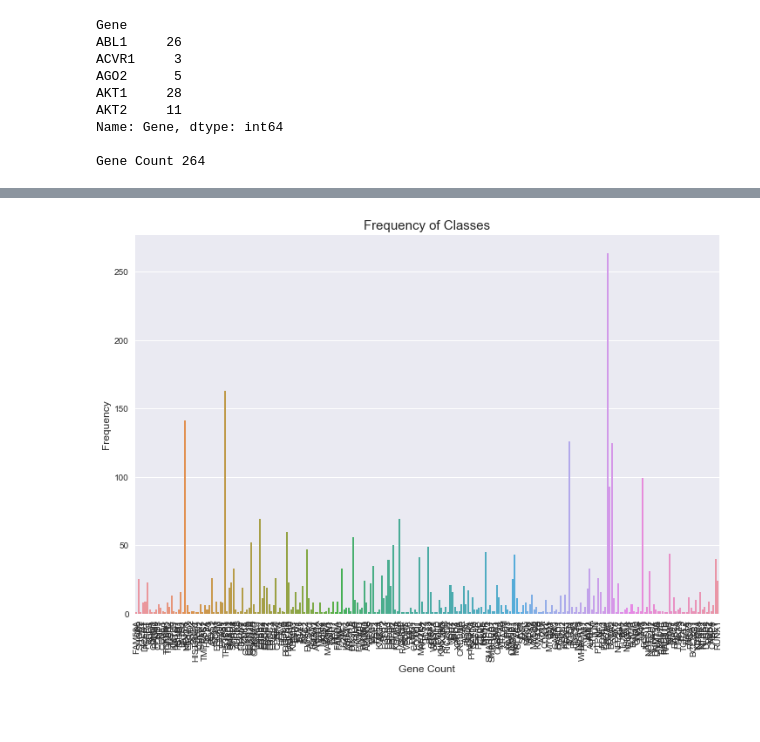
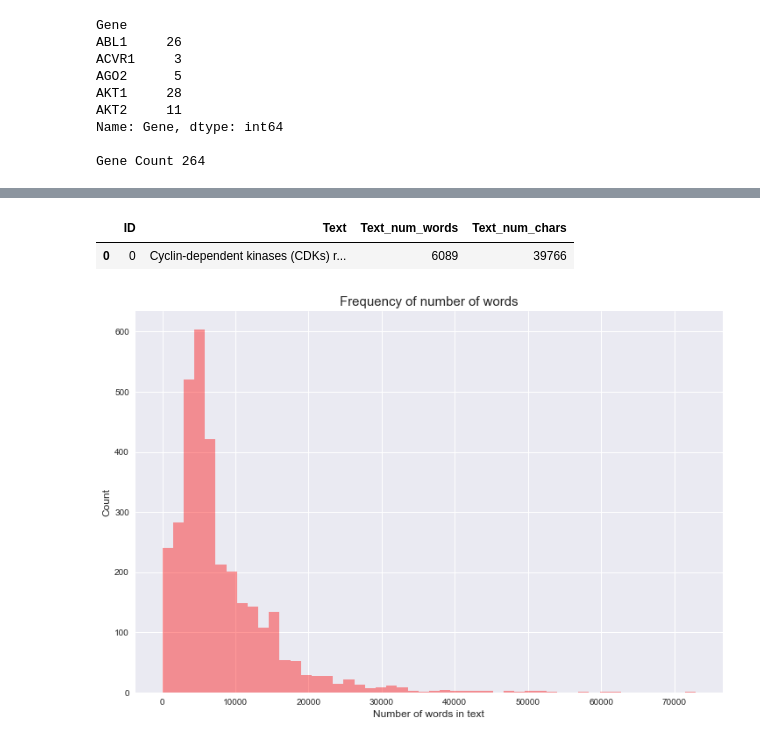
Before and after one commit to saurabhrpi/Personalized-Medicine-Redifining-Cancer-Treatment, a Jupyter notebook: Personalized Medicine.ipynb, the cells around one changed output, grey strips where cells are left out. Cells and saved outputs as stored; diff of their text form; code cells hidden in the pictures; blank space fills up the shorter version.

Commit message:
Implementation : Display total variations plus text's word count analysis

```diff
--- a/Personalized Medicine.ipynb
+++ b/Personalized Medicine.ipynb
@@ -117,10 +147,17 @@ Gene Count 264
+# %%
+train_text_df["Text_num_words"] = train_text_df["Text"].apply(lambda x: len(str(x).split()))
+train_text_df["Text_num_chars"] = train_text_df["Text"].apply(lambda x: len(str(x)))
+# %%
+train_text_df.head(1)
+# %% [output]
+|  | ID | Text | Text_num_words | Text_num_chars |
+| 0 | 0 | Cyclin-dependent kinases (CDKs) r... | 6089 | 39766 |
 # %%
-plt.figure(figsize=(12,8))
-sns.countplot(x="Gene", data=trainV)
-plt.ylabel('Frequency', fontsize=12)
-plt.xlabel('Gene Count', fontsize=12)
-plt.xticks(rotation='vertical')
-plt.title("Frequency of Classes", fontsize=15)
+plt.figure(figsize=(12, 8))
+sns.distplot(train_text_df.Text_num_words.values, bins=50, kde=False, color='red')
+plt.xlabel('Number of words in text', fontsize=12)
+plt.ylabel('Count', fontsize=12)
+plt.title("Frequency of number of words", fontsize=15)
 plt.show()
 # %% [output]
-[figure, old version]
+[figure, new version]
```
Also changed, not shown: parts of 3 cells of this notebook.
